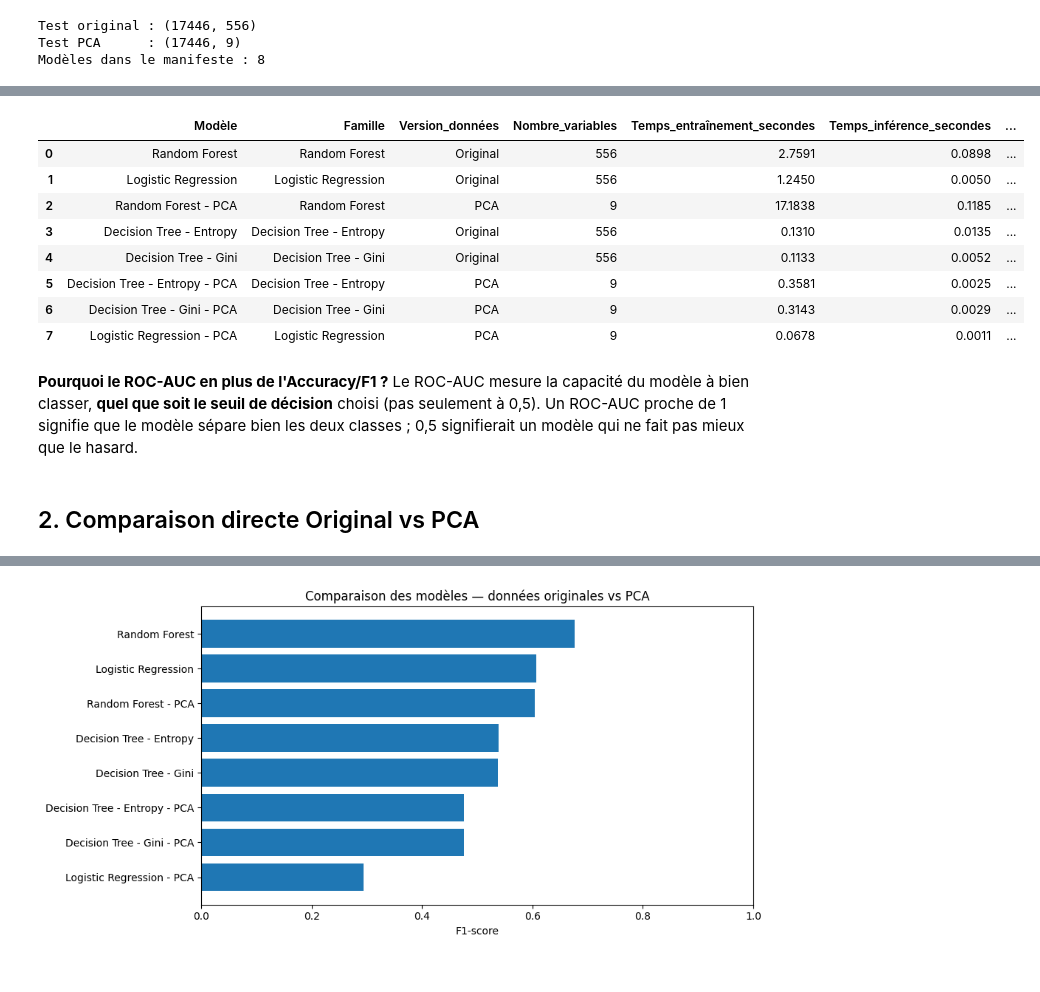
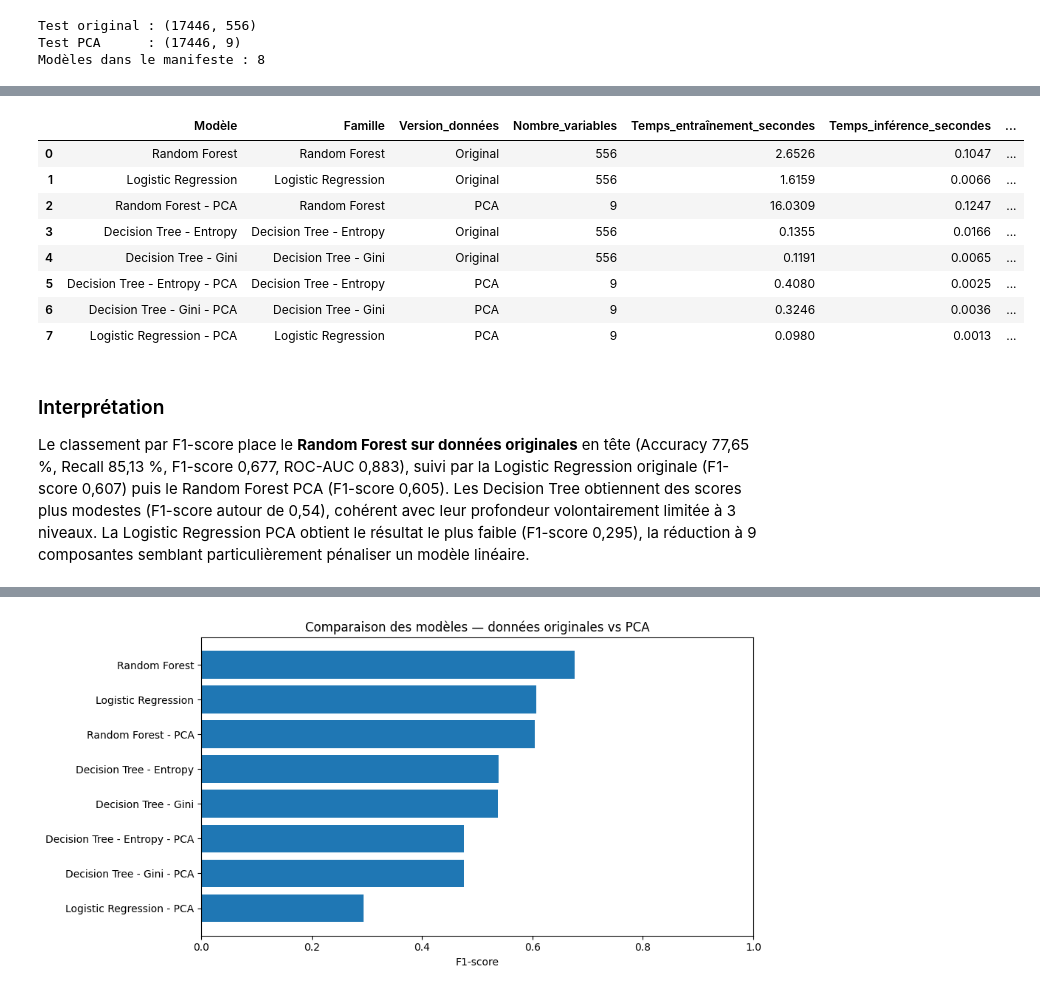
Before and after one commit to jihadkawter/TP_Prediction_Annulation_Hotel, a Jupyter notebook: notebooks/NB_05_Evaluation.ipynb, the cells around one changed output, grey strips where cells are left out. Cells and saved outputs as stored; diff of their text form; code cells hidden in the pictures.

```diff
--- a/notebooks/NB_05_Evaluation.ipynb
+++ b/notebooks/NB_05_Evaluation.ipynb
@@ -68,46 +86,42 @@ for _, row in manifest.iterrows():
 
     start = time.perf_counter()
     y_pred = model.predict(X_eval)
     y_proba = model.predict_proba(X_eval)[:, 1]
     inference_time = time.perf_counter() - start
 
     predictions[name] = y_pred
     probabilities[name] = y_proba
     results.append({
         "Modèle": name,
         "Famille": row.get("Famille", name.replace(" - PCA", "")),
         "Version_données": version,
         "Nombre_variables": int(row["Nombre_variables"]),
         "Temps_entraînement_secondes": float(row["Temps_entraînement_secondes"]),
         "Temps_inférence_secondes": inference_time,
         "Accuracy": accuracy_score(y_test, y_pred),
         "Precision": precision_score(y_test, y_pred, zero_division=0),
         "Recall": recall_score(y_test, y_pred, zero_division=0),
         "F1-score": f1_score(y_test, y_pred, zero_division=0),
         "ROC-AUC": roc_auc_score(y_test, y_proba)
     })
 
 comparison = pd.DataFrame(results).sort_values(
     ["F1-score", "ROC-AUC"], ascending=False
 ).reset_index(drop=True)
 
-assert comparison["Temps_entraînement_secondes"].notna().all(), "Temps d'entraînement manquants."
 comparison.to_csv(METRIC_DIR / "model_comparison.csv", index=False)
 comparison.round(4)
 # %% [output]
 |  | Modèle | Famille | Version_données | Nombre_variables | Temps_entraînement_secondes | Temps_inférence_secondes | ... |
-| 0 | Random Forest | Random Forest | Original | 556 | 2.7591 | 0.0898 | ... |
-| 1 | Logistic Regression | Logistic Regression | Original | 556 | 1.2450 | 0.0050 | ... |
-| 2 | Random Forest - PCA | Random Forest | PCA | 9 | 17.1838 | 0.1185 | ... |
-| 3 | Decision Tree - Entropy | Decision Tree - Entropy | Original | 556 | 0.1310 | 0.0135 | ... |
-| 4 | Decision Tree - Gini | Decision Tree - Gini | Original | 556 | 0.1133 | 0.0052 | ... |
-| 5 | Decision Tree - Entropy - PCA | Decision Tree - Entropy | PCA | 9 | 0.3581 | 0.0025 | ... |
-| 6 | Decision Tree - Gini - PCA | Decision Tree - Gini | PCA | 9 | 0.3143 | 0.0029 | ... |
-| 7 | Logistic Regression - PCA | Logistic Regression | PCA | 9 | 0.0678 | 0.0011 | ... |
+| 0 | Random Forest | Random Forest | Original | 556 | 2.6526 | 0.1047 | ... |
+| 1 | Logistic Regression | Logistic Regression | Original | 556 | 1.6159 | 0.0066 | ... |
+| 2 | Random Forest - PCA | Random Forest | PCA | 9 | 16.0309 | 0.1247 | ... |
+| 3 | Decision Tree - Entropy | Decision Tree - Entropy | Original | 556 | 0.1355 | 0.0166 | ... |
+| 4 | Decision Tree - Gini | Decision Tree - Gini | Original | 556 | 0.1191 | 0.0065 | ... |
+| 5 | Decision Tree - Entropy - PCA | Decision Tree - Entropy | PCA | 9 | 0.4080 | 0.0025 | ... |
+| 6 | Decision Tree - Gini - PCA | Decision Tree - Gini | PCA | 9 | 0.3246 | 0.0036 | ... |
+| 7 | Logistic Regression - PCA | Logistic Regression | PCA | 9 | 0.0980 | 0.0013 | ... |
-# %% [markdown]
-**Pourquoi le ROC-AUC en plus de l'Accuracy/F1 ?**
-Le ROC-AUC mesure la capacité du modèle à bien classer, **quel que soit le seuil de décision**
-choisi (pas seulement à 0,5). Un ROC-AUC proche de 1 signifie que le modèle sépare bien les deux
-classes ; 0,5 signifierait un modèle qui ne fait pas mieux que le hasard.
-# %% [markdown]
-## 2. Comparaison directe Original vs PCA
+# %% [markdown]
+### Interprétation
+
+Le classement par F1-score place le **Random Forest sur données originales** en tête (Accuracy 77,65 %, Recall 85,13 %, F1-score 0,677, ROC-AUC 0,883), suivi par la Logistic Regression originale (F1-score 0,607) puis le Random Forest PCA (F1-score 0,605). Les Decision Tree obtiennent des scores plus modestes (F1-score autour de 0,54), cohérent avec leur profondeur volontairement limitée à 3 niveaux. La Logistic Regression PCA obtient le résultat le plus faible (F1-score 0,295), la réduction à 9 composantes semblant particulièrement pénaliser un modèle linéaire.
```
Also changed, not shown: parts of 42 cells of this notebook, 2 other files.
